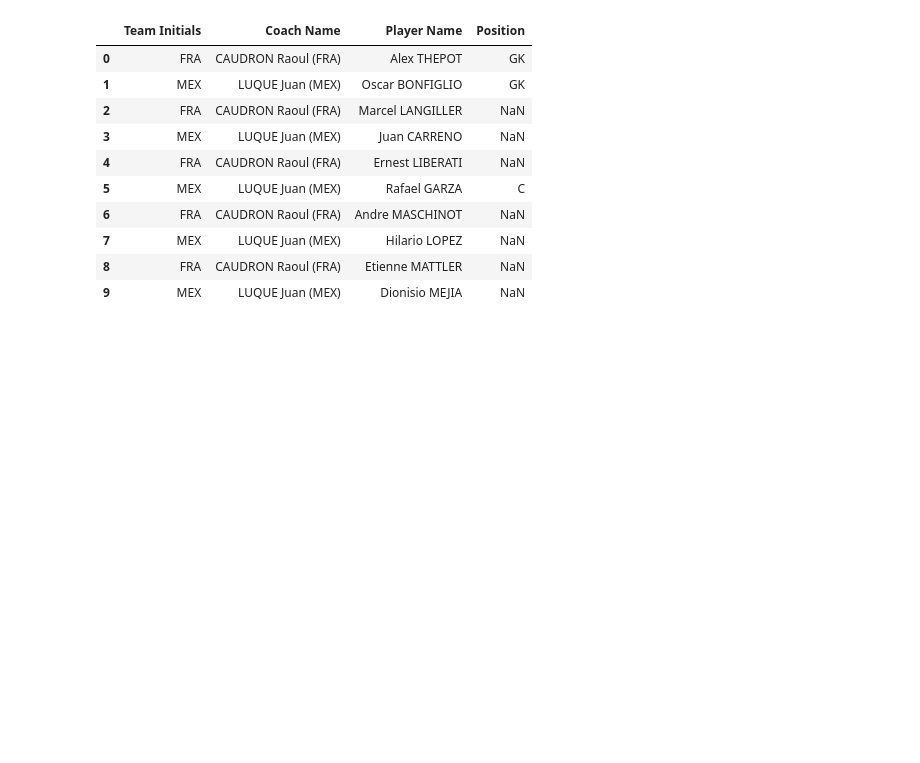
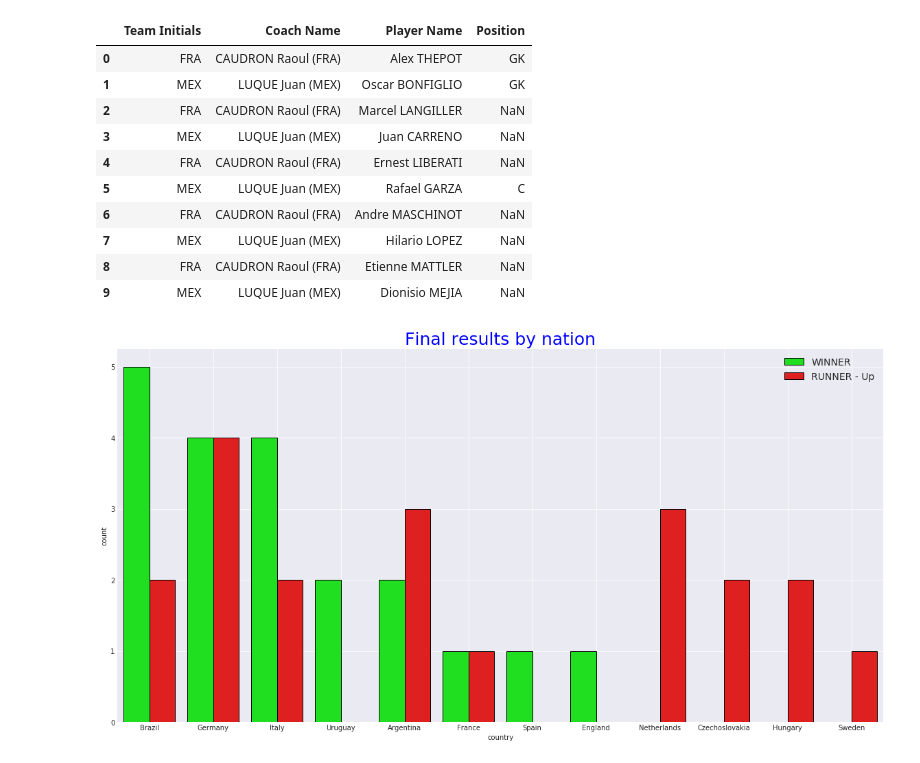
Before and after one commit to dewaniadi/Data-Visualisation, a Jupyter notebook: Fifa.ipynb, the cells around one changed output. Cells and saved outputs as stored; diff of their text form; code cells hidden in the pictures; blank space fills up the shorter version.

```diff
--- a/Fifa.ipynb
+++ b/Fifa.ipynb
@@ -145,3 +145,25 @@ display(new_players.head(10))
 | 7 | MEX | LUQUE Juan (MEX) | Hilario LOPEZ | NaN |
 | 8 | FRA | CAUDRON Raoul (FRA) | Etienne MATTLER | NaN |
 | 9 | MEX | LUQUE Juan (MEX) | Dionisio MEJIA | NaN |
+# %%
+cou = cups["Winner"].value_counts().reset_index()
+cou_w = cou.copy()
+cou_w.columns = ["country","count"]
+cou_w["type"] = "WINNER"
+
+cou_r = cups["Runners-Up"].value_counts().reset_index()
+cou_r.columns = ["country","count"]
+cou_r["type"] = "RUNNER - Up"
+
+cou_t = pd.concat([cou_w,cou_r],axis=0)
+
+plt.figure(figsize=(20,10))
+sns.barplot("country","count",data=cou_t,
+            hue="type",palette=["lime","r"],
+            linewidth=1,edgecolor="k"*len(cou_t))
+plt.grid(True)
+plt.legend(loc="upper right",prop={"size":14})
+plt.title("Final results by nation",color='b',size=25)
+plt.show()
+# %% [output]
+[figure, added]
```
Also changed, not shown: parts of 11 cells of this notebook, 5 other files.
